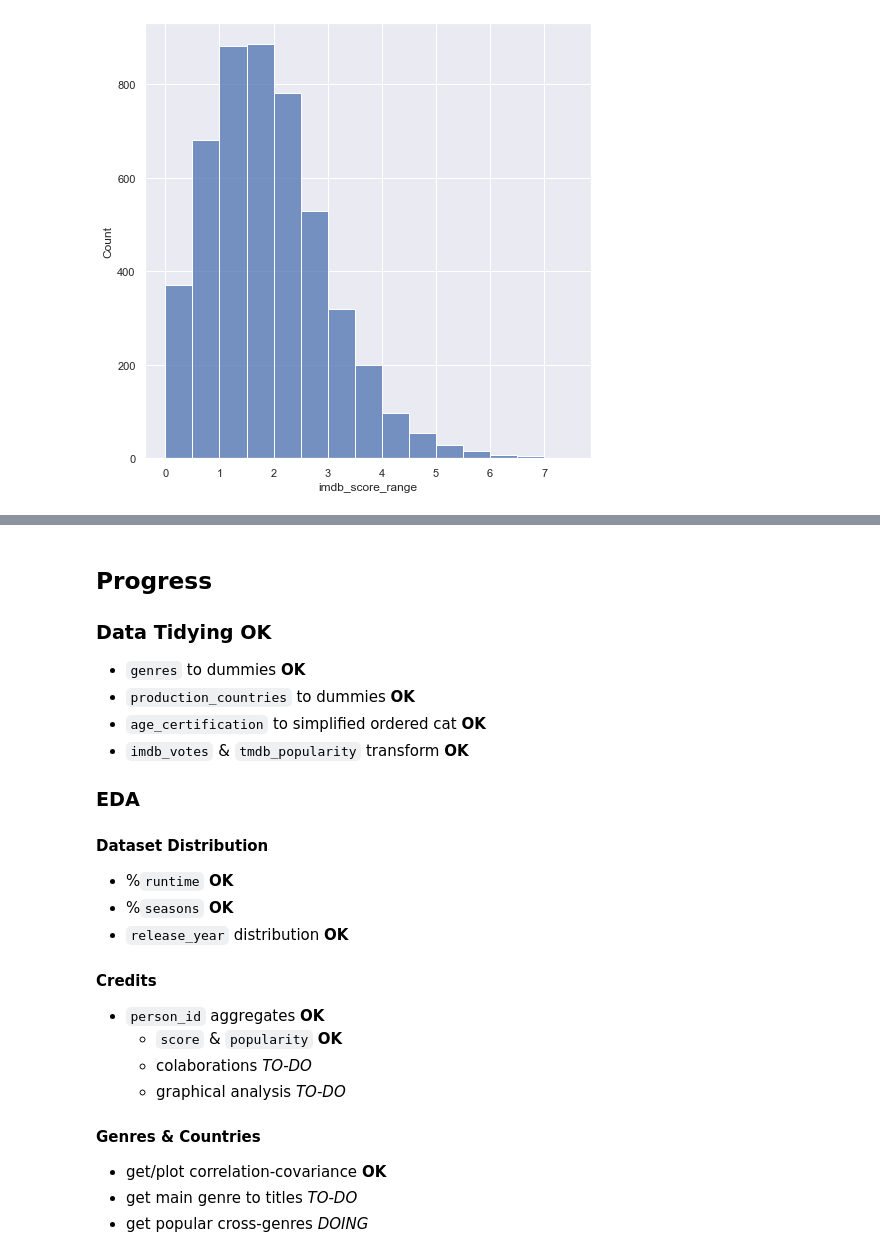
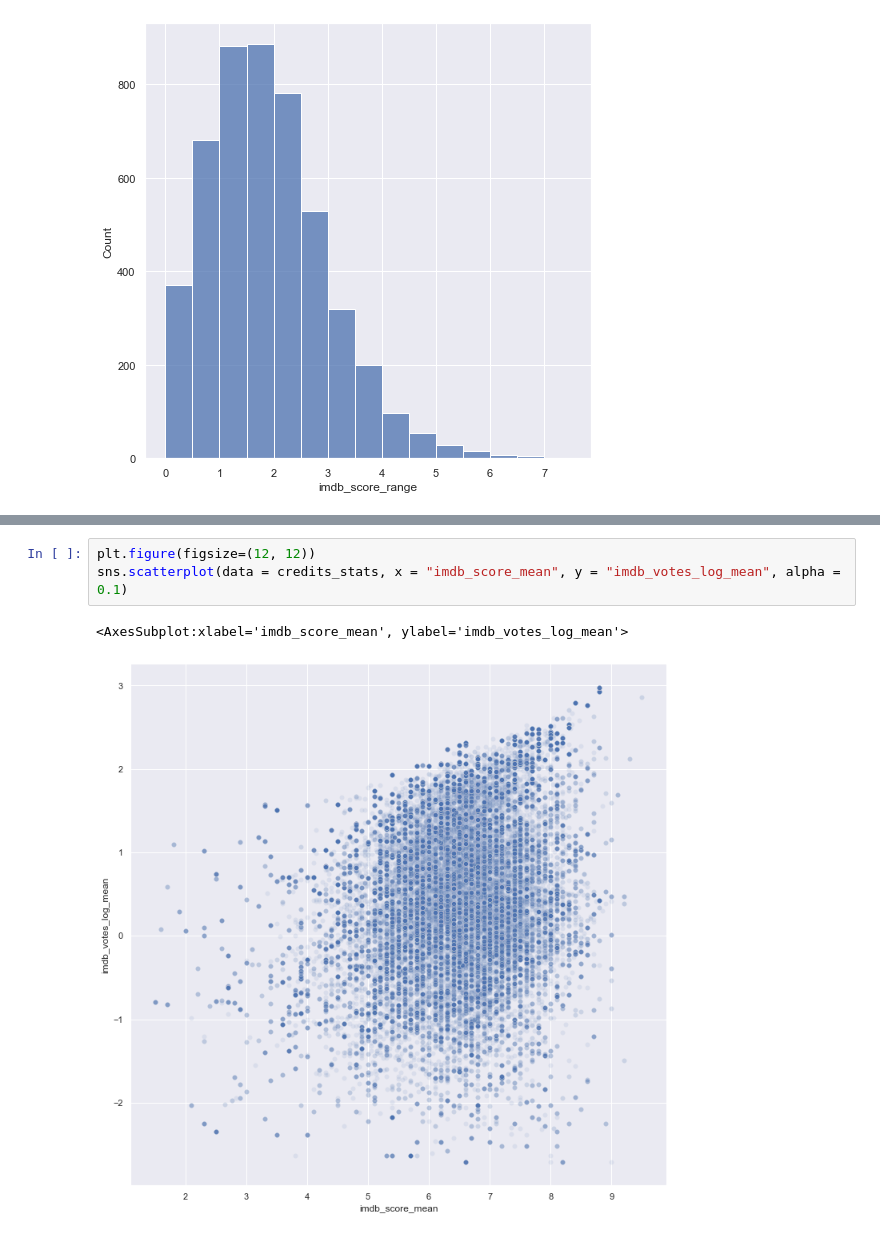
Before and after one commit to RodrigoLaraG/Data-Sci, a Jupyter notebook: DataSets/Netflix/NetflixNotebook.ipynb, the cells around one changed output, grey strips where cells are left out. Cells and saved outputs as stored; diff of their text form.

Commit message:
organização do progresso/notebook + EDAs

```diff
--- a/DataSets/Netflix/NetflixNotebook.ipynb
+++ b/DataSets/Netflix/NetflixNotebook.ipynb
@@ -1350,28 +1151,6 @@ sns.scatterplot(data = credits_stats, x = "imdb_score_mean", y = "imdb_votes_log
-# %% [markdown]
-## Progress
-
-### Data Tidying **OK**
-
-- `genres` to dummies **OK**
-- `production_countries` to dummies **OK**
-- `age_certification` to simplified ordered cat **OK**
-- `imdb_votes` & `tmdb_popularity` transform **OK**
-
-### EDA
-
-#### Dataset Distribution
-- %`runtime` **OK**
-- %`seasons` **OK**
-- `release_year` distribution **OK**
-
-
-#### Credits
-- `person_id` aggregates **OK**
-    - `score` & `popularity` **OK**
-    - colaborations *TO-DO*
-    - graphical analysis *TO-DO*
-
-#### Genres & Countries
-- get/plot correlation-covariance **OK**
-- get main genre to titles *TO-DO*
-- get popular cross-genres *DOING*
+# %%
+plt.figure(figsize=(12, 12))
+sns.scatterplot(data = credits_stats, x = "imdb_score_mean", y = "imdb_votes_log_mean", alpha = 0.1)
+# %% [output]
+<AxesSubplot:xlabel='imdb_score_mean', ylabel='imdb_votes_log_mean'>
+[figure, added]
```
Also changed, not shown: parts of 202 cells of this notebook.
